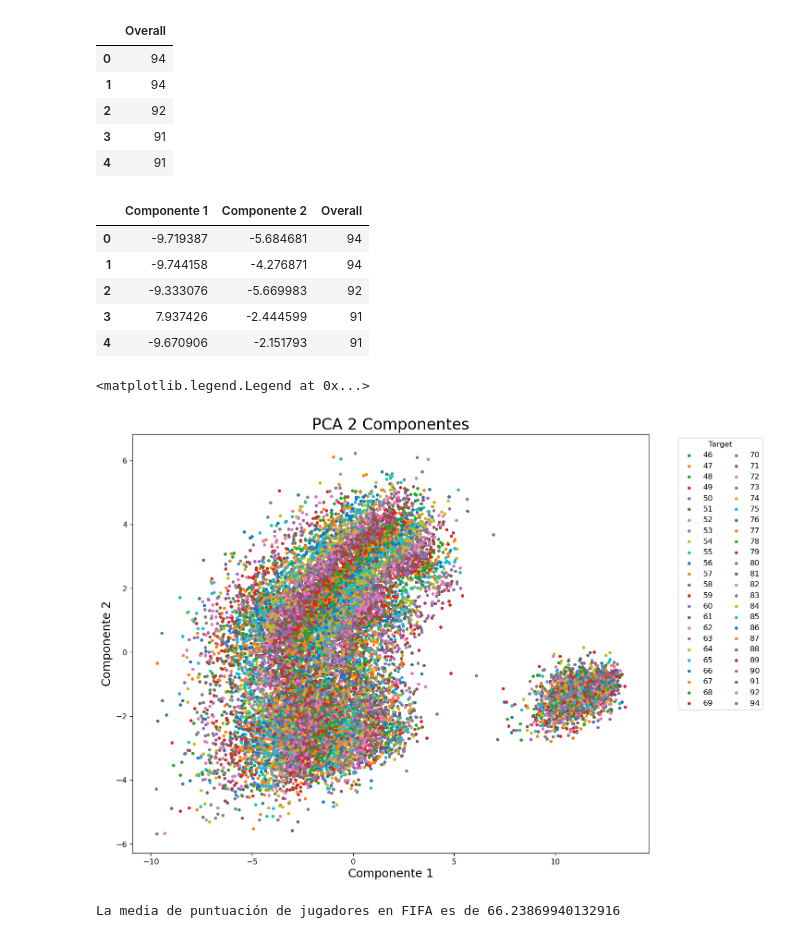
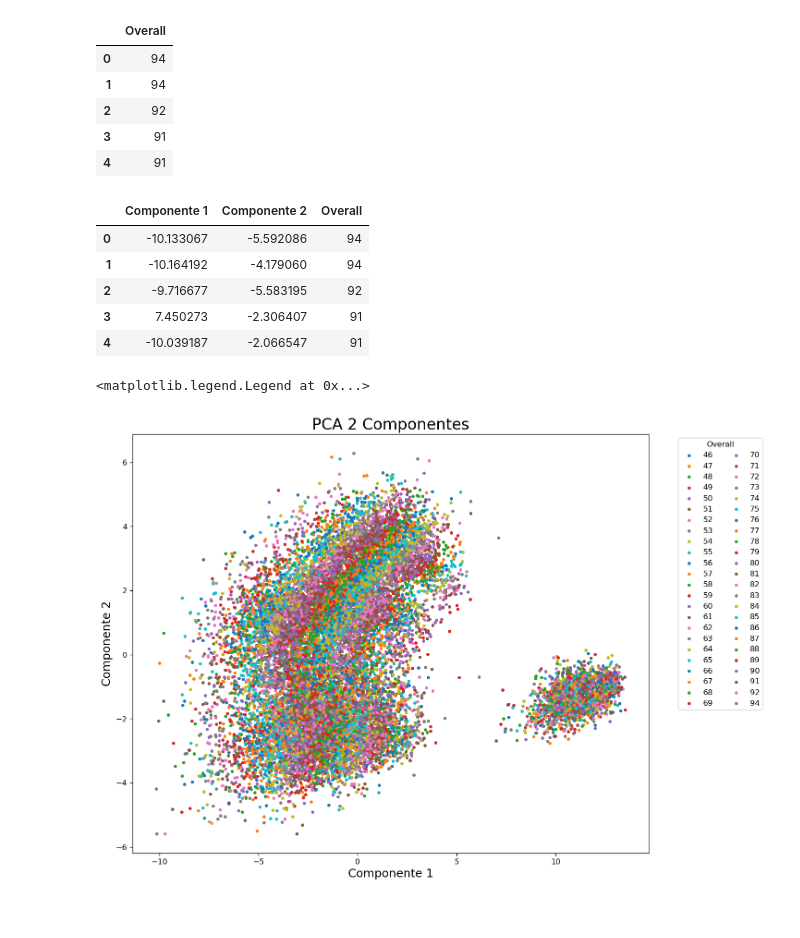
Before and after one commit to Jotivirix/Datamining_UFV, a Jupyter notebook: Lab1/entregable3/Lab1-Entregable3.ipynb, the cells around one changed output. Cells and saved outputs as stored; diff of their text form; code cells hidden in the pictures.

```diff
--- a/Lab1/entregable3/Lab1-Entregable3.ipynb
+++ b/Lab1/entregable3/Lab1-Entregable3.ipynb
@@ -196,15 +217,0 @@ finalDf.head()
-# %%
-fig = plt.figure(figsize = (12,10), dpi=120)
-ax = fig.add_subplot(1,1,1)
-ax.set_xlabel('Componente 1', fontsize = 15)
-ax.set_ylabel('Componente 2', fontsize = 15)
-ax.set_title('PCA 2 Componentes', fontsize = 20)
-
-
-targets = finalDf['Overall'].values
-for target in set(targets):
-    indicesToKeep = finalDf['Overall'] == target
-    ax.scatter(finalDf.loc[indicesToKeep, 'Componente 1'],
-               finalDf.loc[indicesToKeep, 'Componente 2'],
-               s = 10)
-ax.legend(set(targets),ncol=2, loc='upper left', bbox_to_anchor=(1.05, 1), title='Target')
@@ -260,7 +391,7 @@ Tamaño sin duplicados 18157
 | 4 | 27 | 91 | 92 | 2281 | 4.0 | 5.0 | 4.0 | 93.0 | ... |
 5 rows × 41 columns
 # %%
-features = ['Potential', 'Special', 'International Reputation',
+features = ['Overall','Potential', 'Special', 'International Reputation',
        'Weak Foot', 'Skill Moves', 'Crossing', 'Finishing', 'HeadingAccuracy',
        'ShortPassing', 'Volleys', 'Dribbling', 'Curve', 'FKAccuracy',
        'LongPassing', 'BallControl', 'Acceleration', 'SprintSpeed', 'Agility',
@@ -330,29 +448,25 @@ finalDf = pd.concat([principalDf, df_fifa[['Overall']]], axis = 1)
 finalDf.head()
 # %% [output]
 |  | Componente 1 | Componente 2 | Overall |
-| 0 | -9.719387 | -5.684681 | 94 |
-| 1 | -9.744158 | -4.276871 | 94 |
-| 2 | -9.333076 | -5.669983 | 92 |
-| 3 | 7.937426 | -2.444599 | 91 |
-| 4 | -9.670906 | -2.151793 | 91 |
+| 0 | -10.133067 | -5.592086 | 94 |
+| 1 | -10.164192 | -4.179060 | 94 |
+| 2 | -9.716677 | -5.583195 | 92 |
+| 3 | 7.450273 | -2.306407 | 91 |
+| 4 | -10.039187 | -2.066547 | 91 |
 # %%
 fig = plt.figure(figsize = (12,10), dpi=120)
 ax = fig.add_subplot(1,1,1)
 ax.set_xlabel('Componente 1', fontsize = 15)
 ax.set_ylabel('Componente 2', fontsize = 15)
 ax.set_title('PCA 2 Componentes', fontsize = 20)
 
 targets = finalDf['Overall'].values
 for target in set(targets):
     indicesToKeep = finalDf['Overall'] == target
     ax.scatter(finalDf.loc[indicesToKeep, 'Componente 1'],
                finalDf.loc[indicesToKeep, 'Componente 2'],
                s = 10)
-ax.legend(set(targets),ncol=2, loc='upper left', bbox_to_anchor=(1.05, 1), title='Target')
+ax.legend(set(targets),ncol=2, loc='upper left', bbox_to_anchor=(1.05, 1), title='Overall')
 # %% [output]
 <matplotlib.legend.Legend at 0x...>
-[figure, old version]
+[figure, new version]
-# %%
-print('La media de puntuación de jugadores en FIFA es de',targets.mean())
-# %% [output]
-La media de puntuación de jugadores en FIFA es de 66.23869940132916
```
Also changed, not shown: parts of 29 cells of this notebook.
